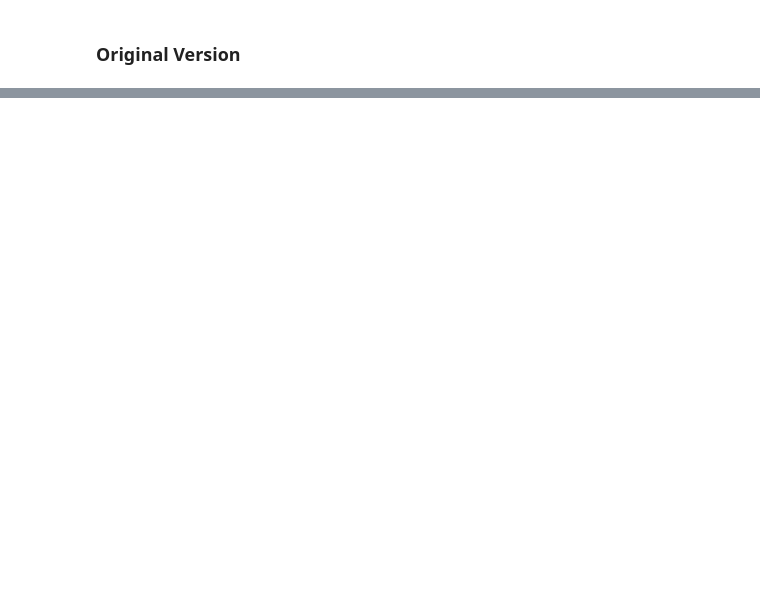
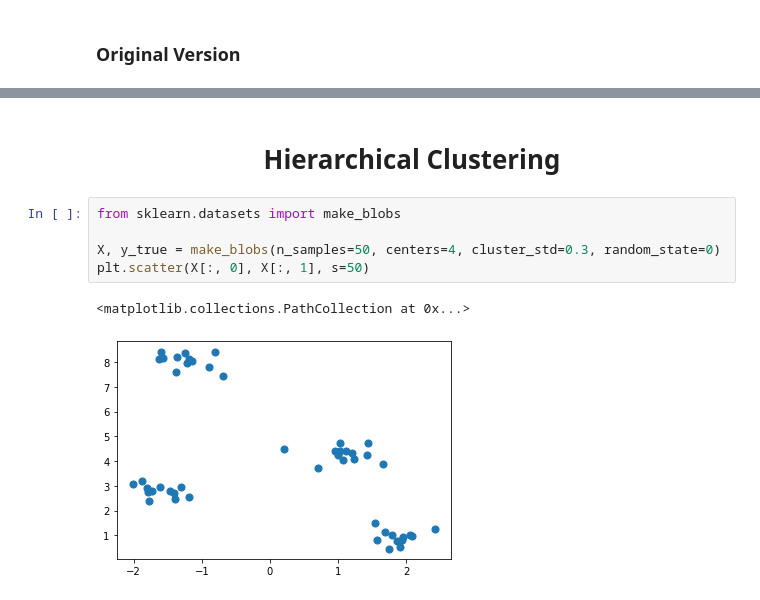
Before and after one commit to ManukyanErik/Implements, a Jupyter notebook: results.ipynb, the cells around one changed output, grey strips where cells are left out. Drawn from its saved outputs; the diff is of its cells as text; blank space fills up the shorter version.

Commit message:
add Agglomerative Clustering

```diff
--- a/results.ipynb
+++ b/results.ipynb
@@ -281,0 +314,10 @@ plt.scatter(centers[:, 0], centers[:, 1], c='black', s=100, alpha=0.9);
+# %% [markdown]
+# <center>Hierarchical Clustering</center>
+# %%
+from sklearn.datasets import make_blobs
+
+X, y_true = make_blobs(n_samples=50, centers=4, cluster_std=0.3, random_state=0)
+plt.scatter(X[:, 0], X[:, 1], s=50)
+# %% [output]
+<matplotlib.collections.PathCollection at 0x...>
+[figure, added]
```
Also changed, not shown: parts of 23 cells of this notebook, 1 other file.
